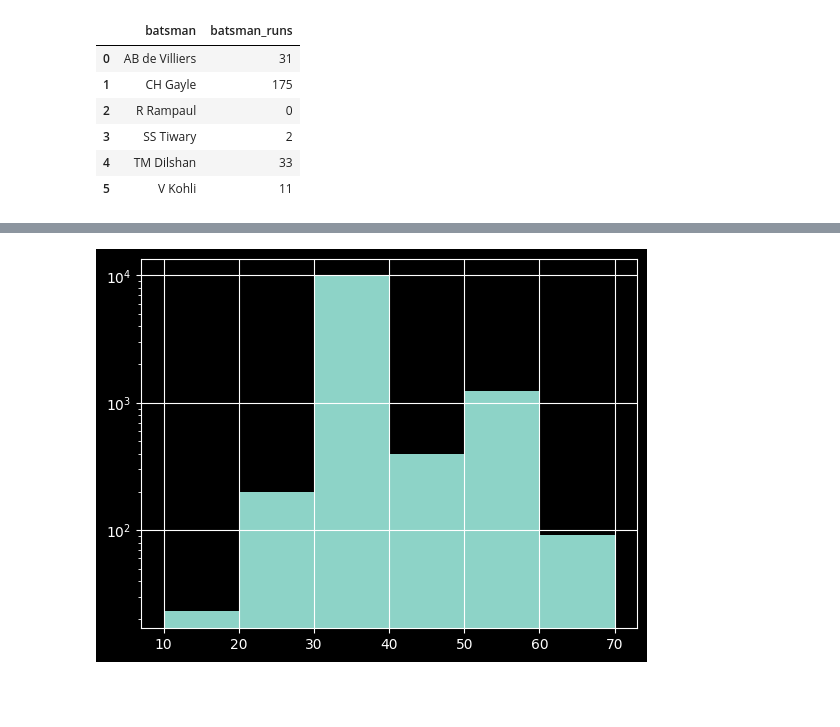
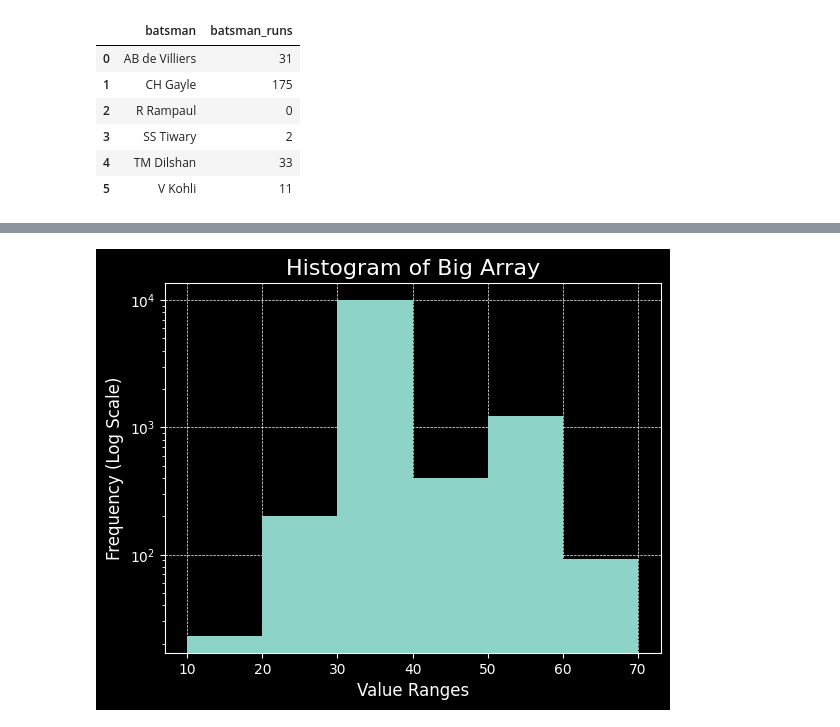
Before and after one commit to BhautikVekariya21/dsc, a Jupyter notebook: matplotlib/matplot_1.ipynb, the cells around one changed output, grey strips where cells are left out. Saved outputs shown, nothing was run; the diff lists cells and outputs as text; code cells hidden in the pictures; blank space fills up the shorter version.

```diff
--- a/matplotlib/matplot_1.ipynb
+++ b/matplotlib/matplot_1.ipynb
@@ -10,10 +10,7 @@ import numpy as np
 import pandas as pd
 import matplotlib.pyplot as plt
 import seaborn as sns
-import plotly.express as px
-import plotly.io as pio
-plt.style.use("dark_background")
-pio.templates.default = "plotly_dark"
+plt.style.use('dark_background')
 # %% [markdown]
 ### 2D Line plot
 
@@ -474,6 +481,10 @@ plt.pie(df['batsman_runs'], labels=df['batsman'], explode=explode,
 # %%
-arr = np.load('./big-array.npy')
+arr = np.load('big-array.npy')
 plt.hist(arr,bins=[10,20,30,40,50,60,70],log=True)
-plt.grid()
+plt.grid(True, linestyle='--', linewidth=0.5, color='white')
+plt.title('Histogram of Big Array')
+plt.xlabel('Value Ranges')
+plt.ylabel('Frequency (Log Scale)')
+plt.show()
 # %% [output]
-[figure, old version]
+[figure, new version]
```
Also changed, not shown: parts of 42 cells of this notebook, 5 other files.
